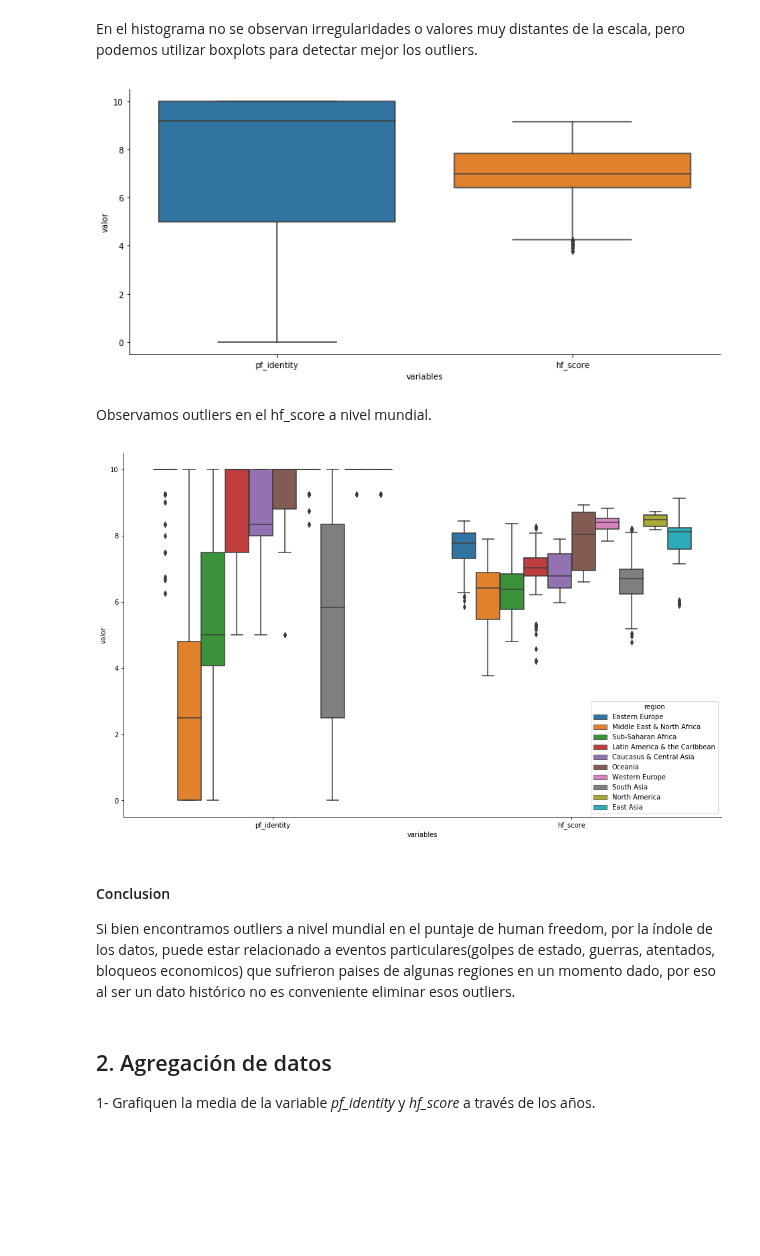
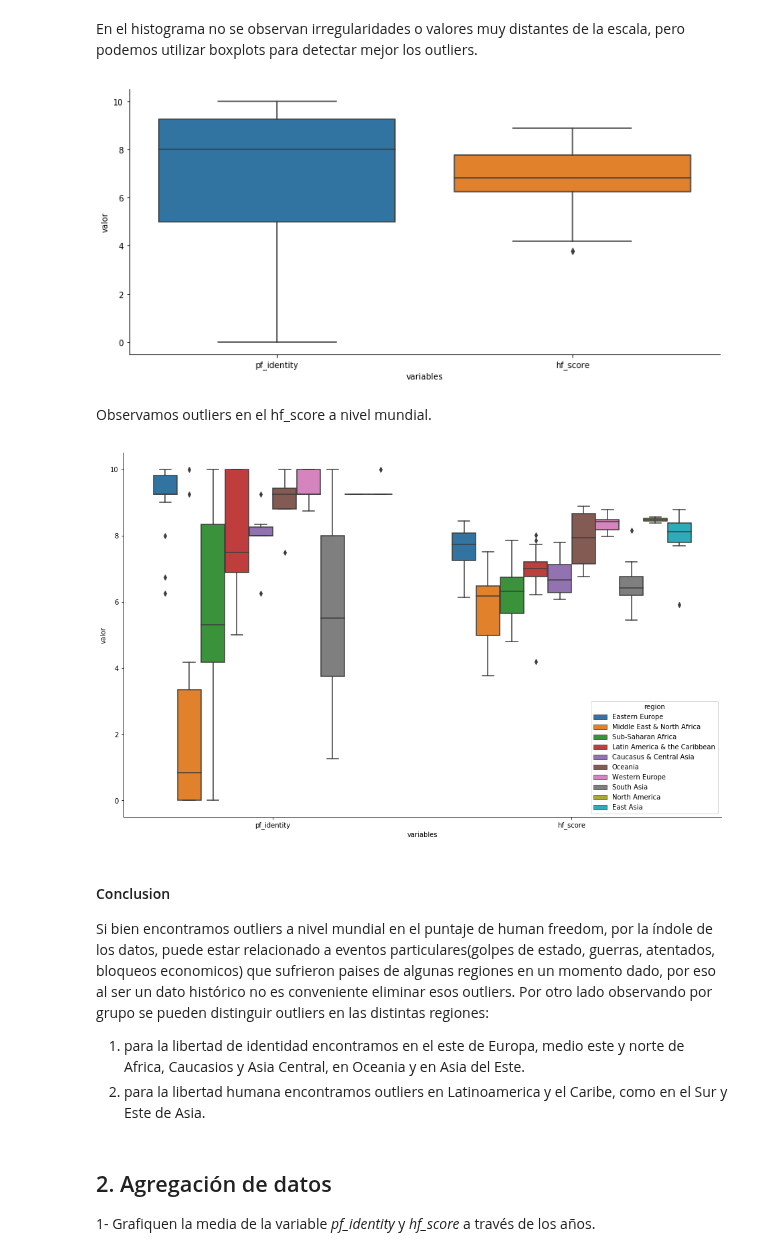
Before and after one commit to kevinsen/diplodatos-ayv-1, a Jupyter notebook: AyV-practico-1.ipynb, the cells around one changed output. Saved outputs shown, nothing was run; the diff lists cells and outputs as text; code cells hidden in the pictures; blank space fills up the shorter version.

```diff
--- a/AyV-practico-1.ipynb
+++ b/AyV-practico-1.ipynb
@@ -94,0 +97,3 @@ idataset
+# %%
+ydataset = idataset[idataset['year']==2016]
+ydataset[:5]
@@ -193,6 +204,7 @@ Son comparables ya que la libertad personal influye directamente sobre el puntaj
 # %% [markdown]
 Los valores NaN pueden sanearse reemplazandolos con un valor igual a la media de la variable o como otra opción quitándolos del dataset y reduciendo la muestra.
 # %%
+ydataset = ydataset[ydataset.hf_score.notna()]
 idataset = idataset[idataset.hf_score.notna()]
 # %% [markdown]
 5- ¿Encuentra outliers en estas dos variables? ¿Qué método utiliza para detectarlos? ¿Los outliers, son globales o por grupo? ¿Los eliminaría del conjunto de datos?
@@ -208,31 +220,34 @@ plt.legend()
 En el histograma no se observan irregularidades o valores muy distantes de la escala, pero podemos utilizar boxplots para detectar mejor los outliers.
 # %%
 plt.figure(figsize=(13,6))
-vmundo = pd.melt(idataset,id_vars=['year','region','countries'],
+vmundo = pd.melt(ydataset,id_vars=['year','region','countries'],
                     value_vars=['pf_identity', 'hf_score'],
                     var_name='variables',
                     value_name='valor')
 seaborn.boxplot(data=vmundo, x='variables', y='valor')
 seaborn.despine()
 # %% [output]
-[figure, old version]
+[figure, new version]
 # %% [markdown]
 Observamos outliers en el hf_score a nivel mundial.
 # %%
 plt.figure(figsize=(16,10))
-vmundo = pd.melt(idataset,id_vars=['year','region','countries'],
+vmundo = pd.melt(ydataset,id_vars=['year','region','countries'],
                     value_vars=['pf_identity', 'hf_score'],
                     var_name='variables',
                     value_name='valor')
 seaborn.boxplot(data=vmundo, x='variables', y='valor', hue='region')
 seaborn.despine()
 #no sé que devuelve esto. Salvame jebus
 # %% [output]
-[figure, old version]
+[figure, new version]
 # %% [markdown]
 <h4>Conclusion</h4>
 
 Si bien encontramos outliers a nivel mundial en el puntaje de human freedom, por la índole de los datos, puede estar relacionado a eventos particulares(golpes de estado, guerras, atentados, bloqueos economicos)  que sufrieron paises de algunas regiones en un momento dado, por eso al ser un dato histórico no es conveniente eliminar esos outliers.
+Por otro lado observando por grupo se pueden distinguir outliers en las distintas regiones:
+1. para la libertad de identidad encontramos en el este de Europa, medio este y norte de Africa, Caucasios y Asia Central, en Oceania y en Asia del Este.
+2. para la libertad humana encontramos outliers en Latinoamerica y el Caribe, como en el Sur y Este de Asia.
 # %% [markdown]
 ## 2. Agregación de datos
 
```
Also changed, not shown: parts of 21 cells of this notebook.
